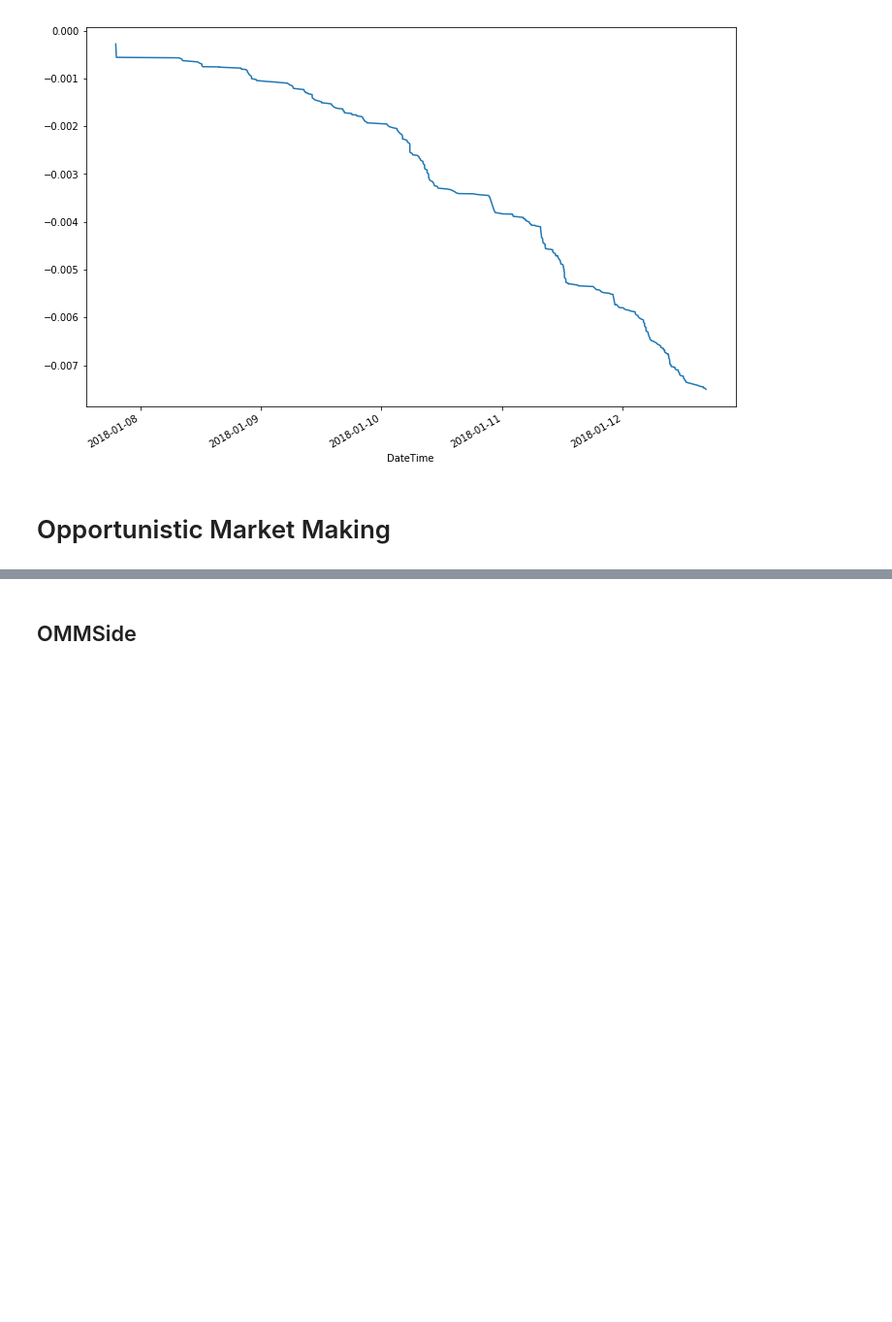
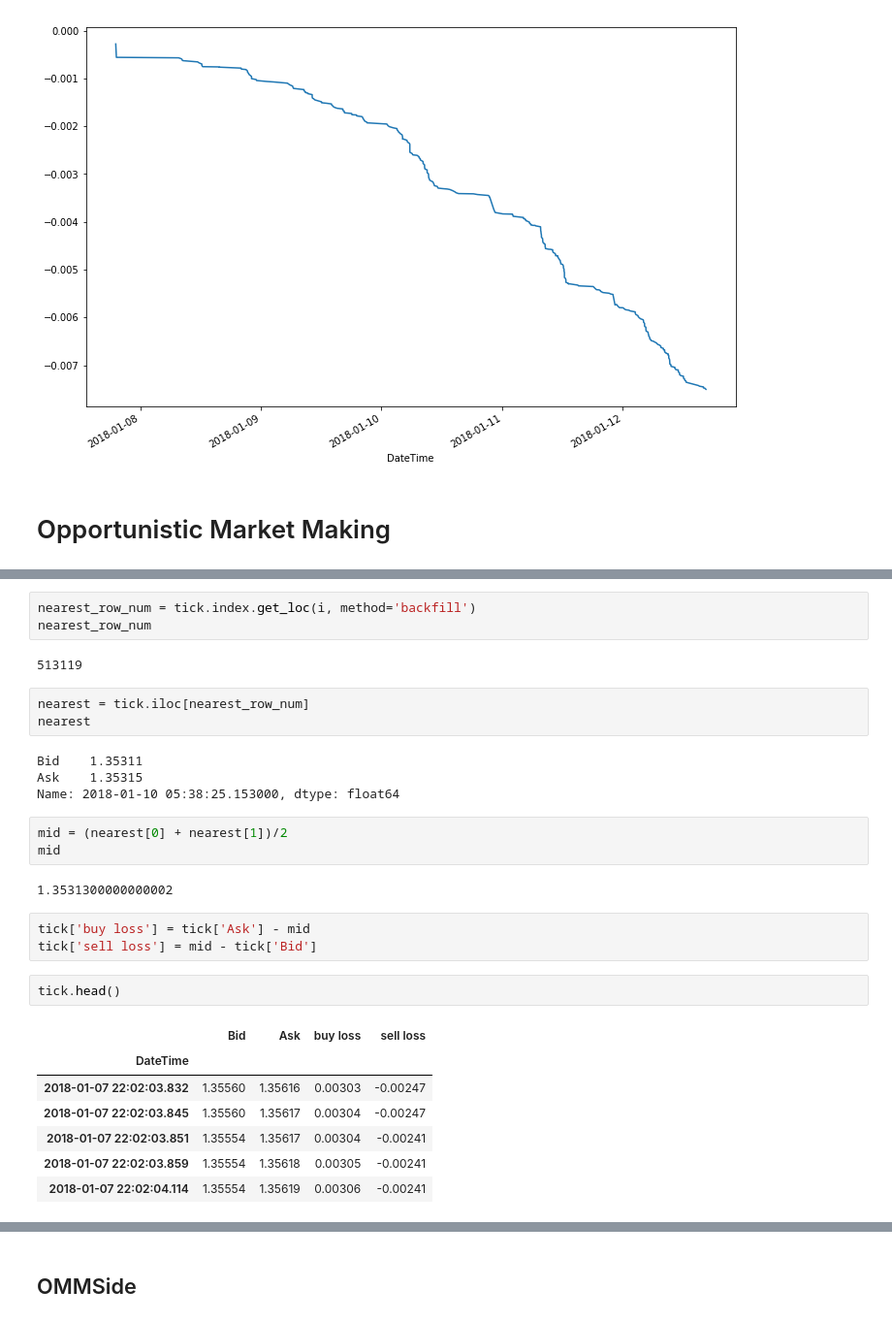
Before and after one commit to seanahmad/FRE-7251-Algo-Trading, a Jupyter notebook: week 3/Project_3.ipynb, the cells around one changed output, grey strips where cells are left out. Shown at 97% size. Cells and saved outputs as stored; diff of their text form; blank space fills up the shorter version.

```diff
--- a/week 3/Project_3.ipynb
+++ b/week 3/Project_3.ipynb
@@ -64,0 +120,30 @@ order['MT PnL'].cumsum().plot(figsize=(12,8), x='MT Time')
+# %%
+nearest_row_num = tick.index.get_loc(i, method='backfill')
+nearest_row_num
+# %% [output]
+513119
+# %%
+nearest = tick.iloc[nearest_row_num]
+nearest
+# %% [output]
+Bid    1.35311
+Ask    1.35315
+Name: 2018-01-10 05:38:25.153000, dtype: float64
+# %%
+mid = (nearest[0] + nearest[1])/2
+mid
+# %% [output]
+1.3531300000000002
+# %%
+tick['buy loss'] = tick['Ask'] - mid
+tick['sell loss'] = mid - tick['Bid']
+# %%
+tick.head()
+# %% [output]
+|  | Bid | Ask | buy loss | sell loss |
+| DateTime |  |  |  |  |
+| 2018-01-07 22:02:03.832 | 1.35560 | 1.35616 | 0.00303 | -0.00247 |
+| 2018-01-07 22:02:03.845 | 1.35560 | 1.35617 | 0.00304 | -0.00247 |
+| 2018-01-07 22:02:03.851 | 1.35554 | 1.35617 | 0.00304 | -0.00241 |
+| 2018-01-07 22:02:03.859 | 1.35554 | 1.35618 | 0.00305 | -0.00241 |
+| 2018-01-07 22:02:04.114 | 1.35554 | 1.35619 | 0.00306 | -0.00241 |
```
Also changed, not shown: parts of 26 cells of this notebook, 1 other file.
